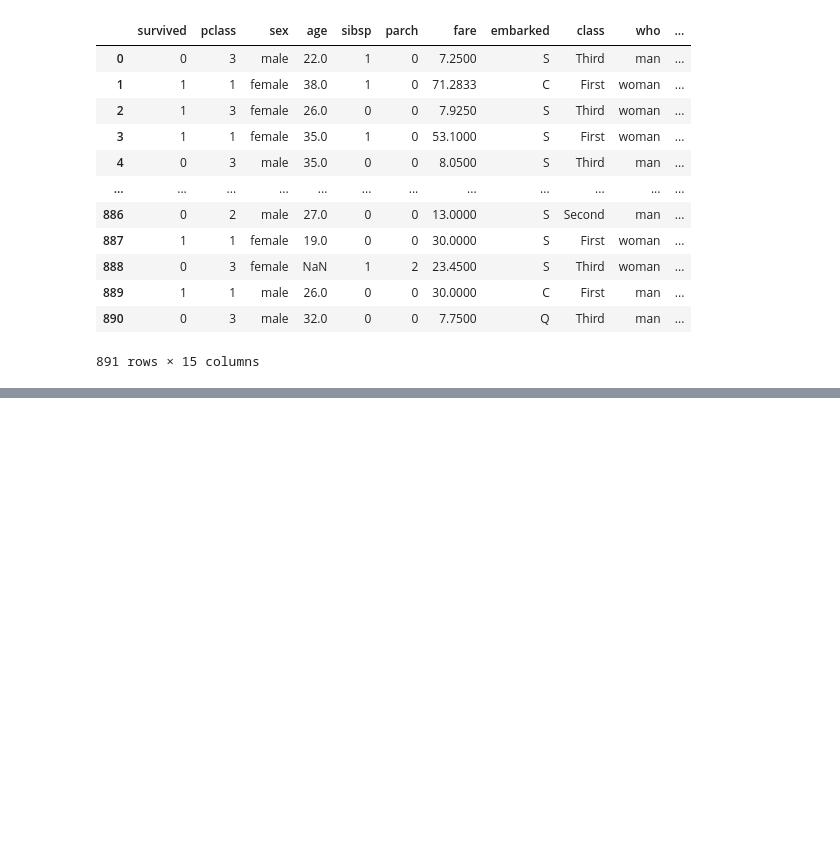
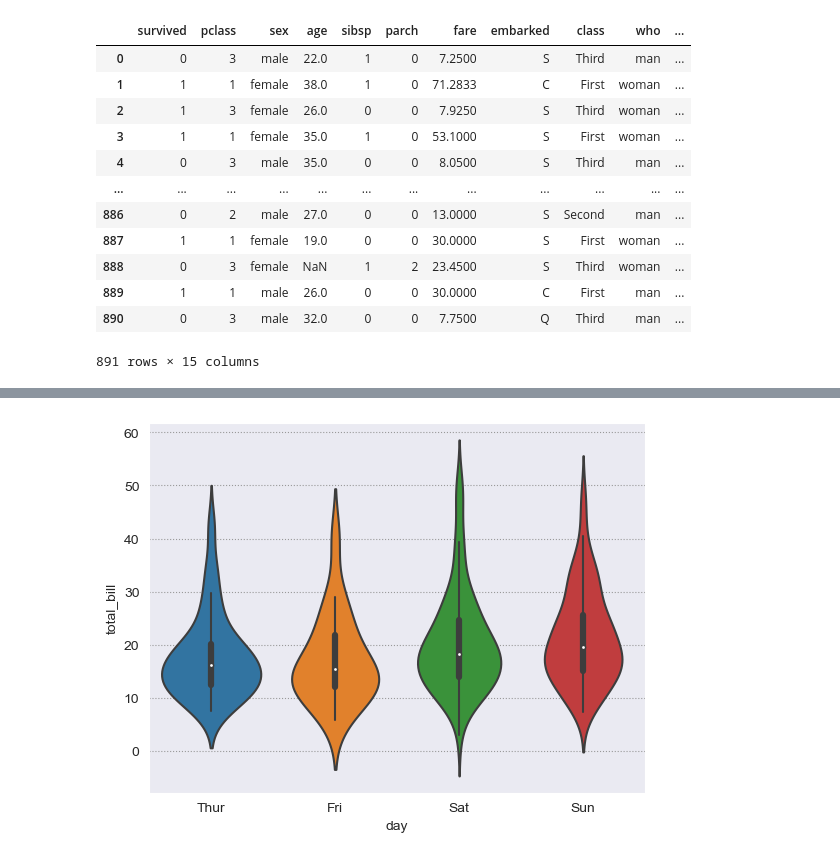
Before and after one commit to SVivekkrishnamurthy/DataScience_ML_Project, a Jupyter notebook: Seaborn.ipynb, the cells around one changed output, grey strips where cells are left out. Drawn from its saved outputs; the diff is of its cells as text; code cells hidden in the pictures; blank space fills up the shorter version.

```diff
--- a/Seaborn.ipynb
+++ b/Seaborn.ipynb
@@ -116,0 +117,6 @@ plt.show()
+# %%
+sns.set_style("darkgrid", {"grid.color": ".6", "grid.linestyle": ":"})
+sns.violinplot(x='day',y='total_bill', data=tips)
+plt.show()
+# %% [output]
+[figure, added]
```
Also changed, not shown: parts of 19 cells of this notebook, 14 other files.
